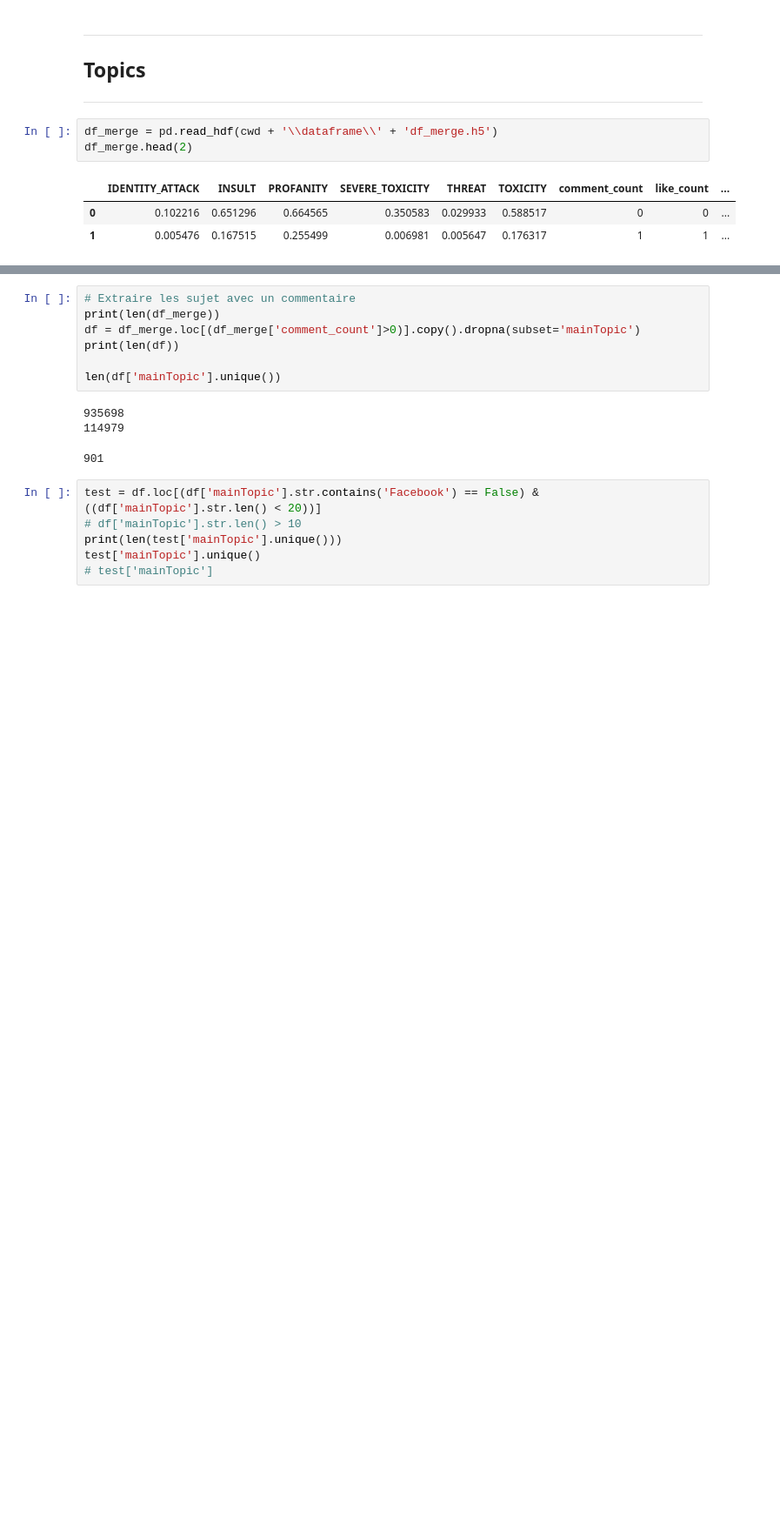
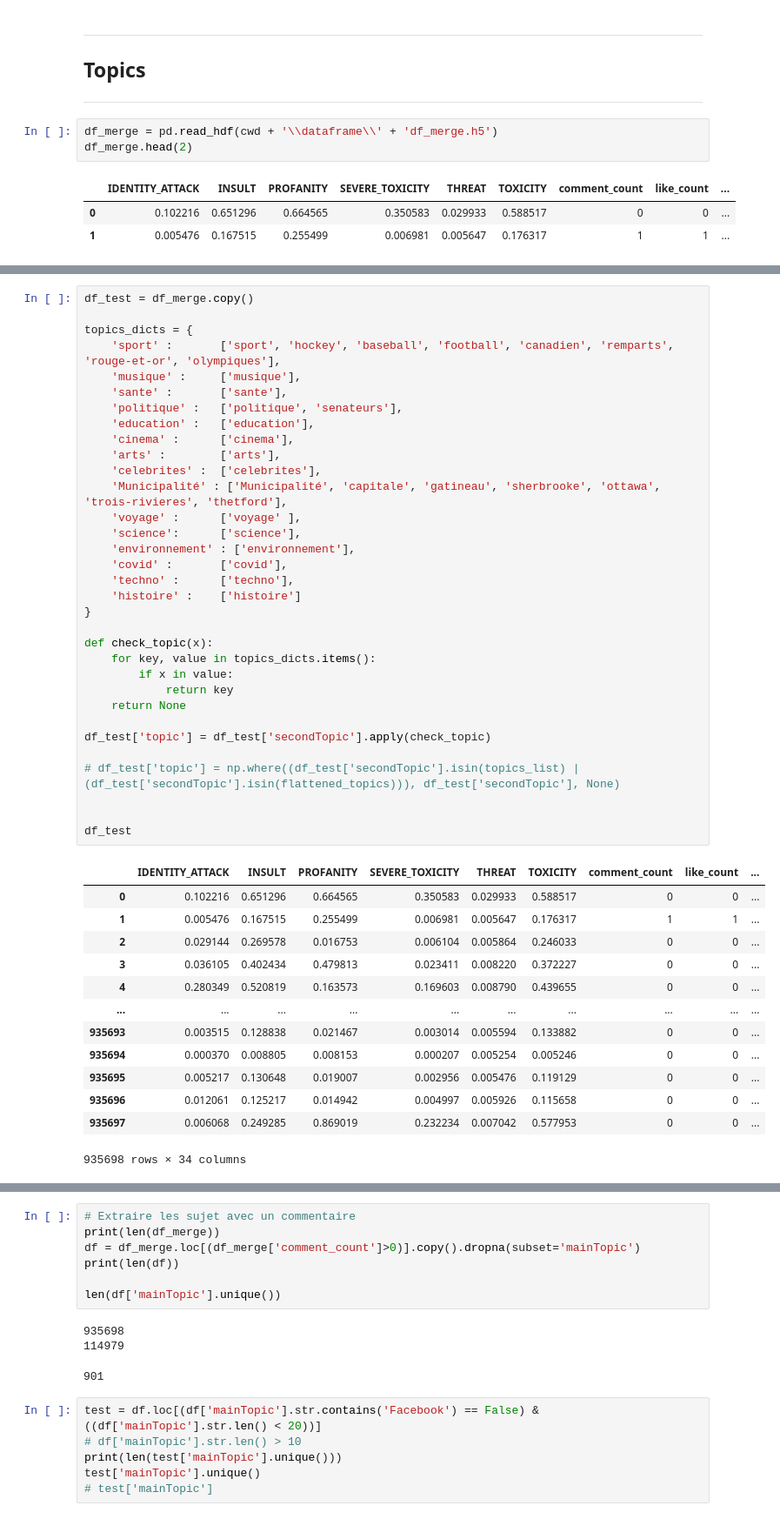
Before and after one commit to caseguin/GLO-7027, a Jupyter notebook: charles_workspace/charles_cleaning.ipynb, the cells around one changed output, grey strips where cells are left out. Shown at 87% size. Cells and saved outputs as stored; diff of their text form; blank space fills up the shorter version.

Commit message:
topics try #2

```diff
--- a/charles_workspace/charles_cleaning.ipynb
+++ b/charles_workspace/charles_cleaning.ipynb
@@ -415,0 +527,47 @@ df_merge.head(2)
+# %%
+df_test = df_merge.copy()
+
+topics_dicts = {
+    'sport' :       ['sport', 'hockey', 'baseball', 'football', 'canadien', 'remparts', 'rouge-et-or', 'olympiques'],
+    'musique' :     ['musique'],
+    'sante' :       ['sante'],
+    'politique' :   ['politique', 'senateurs'],
+    'education' :   ['education'],
+    'cinema' :      ['cinema'],
+    'arts' :        ['arts'],
+    'celebrites' :  ['celebrites'],
+    'Municipalité' : ['Municipalité', 'capitale', 'gatineau', 'sherbrooke', 'ottawa', 'trois-rivieres', 'thetford'],
+    'voyage' :      ['voyage' ],
+    'science':      ['science'],
+    'environnement' : ['environnement'],
+    'covid' :       ['covid'],
+    'techno' :      ['techno'],
+    'histoire' :    ['histoire']
+}
+
+def check_topic(x):
+    for key, value in topics_dicts.items():
+        if x in value:
+            return key
+    return None
+
+df_test['topic'] = df_test['secondTopic'].apply(check_topic)
+
+# df_test['topic'] = np.where((df_test['secondTopic'].isin(topics_list) | (df_test['secondTopic'].isin(flattened_topics))), df_test['secondTopic'], None)
+
+
+df_test
+# %% [output]
+|  | IDENTITY_ATTACK | INSULT | PROFANITY | SEVERE_TOXICITY | THREAT | TOXICITY | comment_count | like_count | ... |
+| 0 | 0.102216 | 0.651296 | 0.664565 | 0.350583 | 0.029933 | 0.588517 | 0 | 0 | ... |
+| 1 | 0.005476 | 0.167515 | 0.255499 | 0.006981 | 0.005647 | 0.176317 | 1 | 1 | ... |
+| 2 | 0.029144 | 0.269578 | 0.016753 | 0.006104 | 0.005864 | 0.246033 | 0 | 0 | ... |
+| 3 | 0.036105 | 0.402434 | 0.479813 | 0.023411 | 0.008220 | 0.372227 | 0 | 0 | ... |
+| 4 | 0.280349 | 0.520819 | 0.163573 | 0.169603 | 0.008790 | 0.439655 | 0 | 0 | ... |
+| ... | ... | ... | ... | ... | ... | ... | ... | ... | ... |
+| 935693 | 0.003515 | 0.128838 | 0.021467 | 0.003014 | 0.005594 | 0.133882 | 0 | 0 | ... |
+| 935694 | 0.000370 | 0.008805 | 0.008153 | 0.000207 | 0.005254 | 0.005246 | 0 | 0 | ... |
+| 935695 | 0.005217 | 0.130648 | 0.019007 | 0.002956 | 0.005476 | 0.119129 | 0 | 0 | ... |
+| 935696 | 0.012061 | 0.125217 | 0.014942 | 0.004997 | 0.005926 | 0.115658 | 0 | 0 | ... |
+| 935697 | 0.006068 | 0.249285 | 0.869019 | 0.232234 | 0.007042 | 0.577953 | 0 | 0 | ... |
+935698 rows × 34 columns
```
Also changed, not shown: parts of 29 cells of this notebook.
